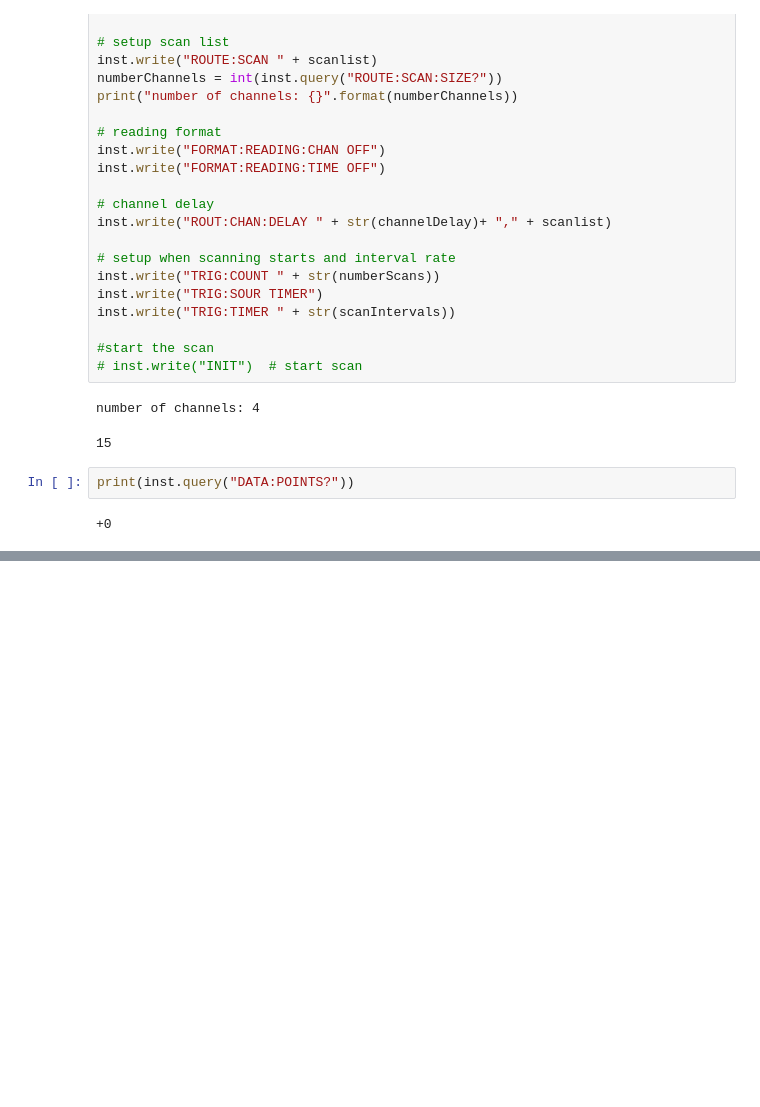
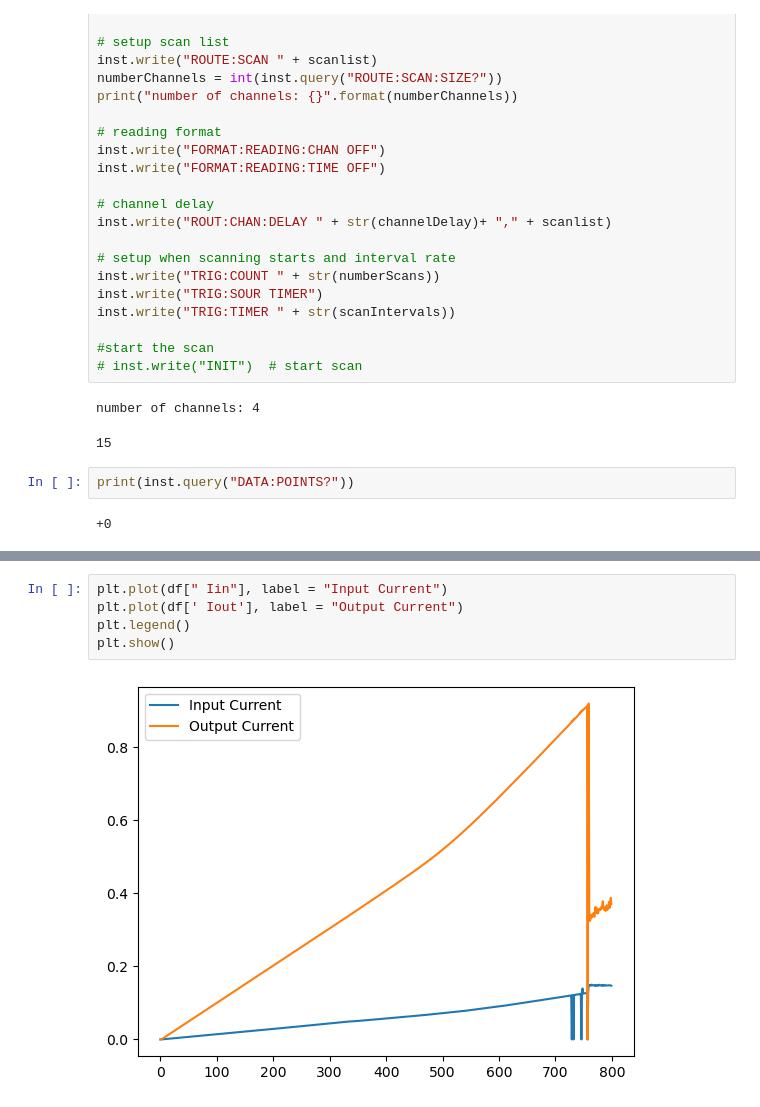
Before and after one commit to sdp8483/pl_test_pcb, a Jupyter notebook: LGS5145/software/lgs5145_characterize.ipynb, the cells around one changed output, grey strips where cells are left out. Saved outputs shown, nothing was run; the diff lists cells and outputs as text; blank space fills up the shorter version.

```diff
--- a/LGS5145/software/lgs5145_characterize.ipynb
+++ b/LGS5145/software/lgs5145_characterize.ipynb
@@ -112,0 +136,7 @@ Vin, Vout, Iin, Iout
+# %%
+plt.plot(df[" Iin"], label = "Input Current")
+plt.plot(df[' Iout'], label = "Output Current")
+plt.legend()
+plt.show()
+# %% [output]
+[figure, added]
```
Also changed, not shown: parts of 5 cells of this notebook, 1 other file.
